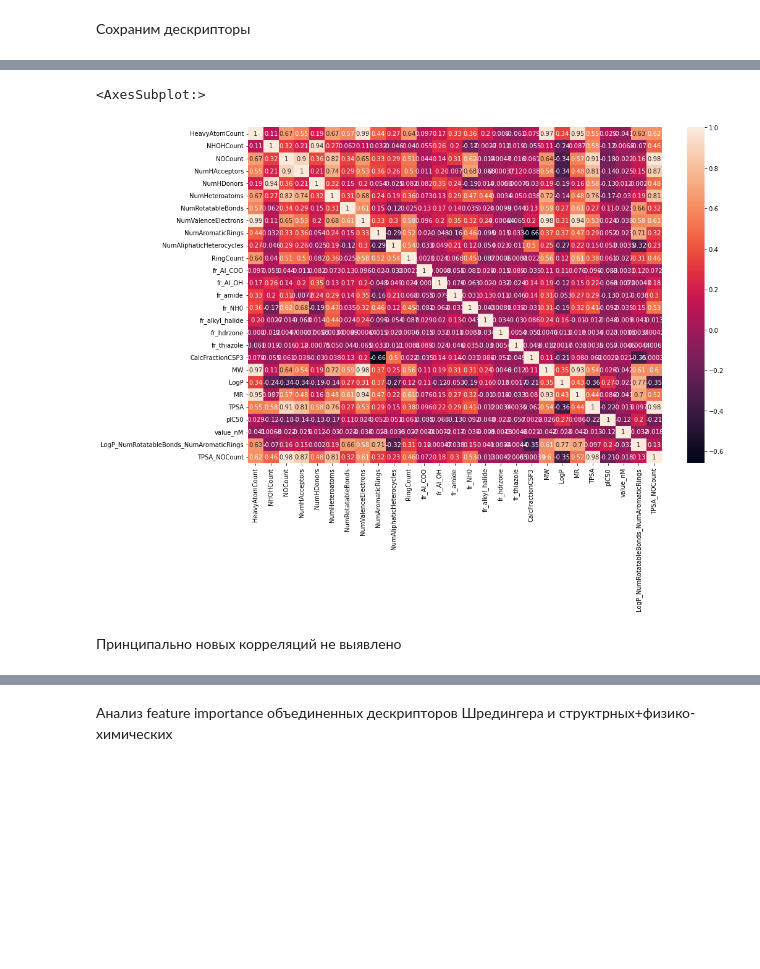
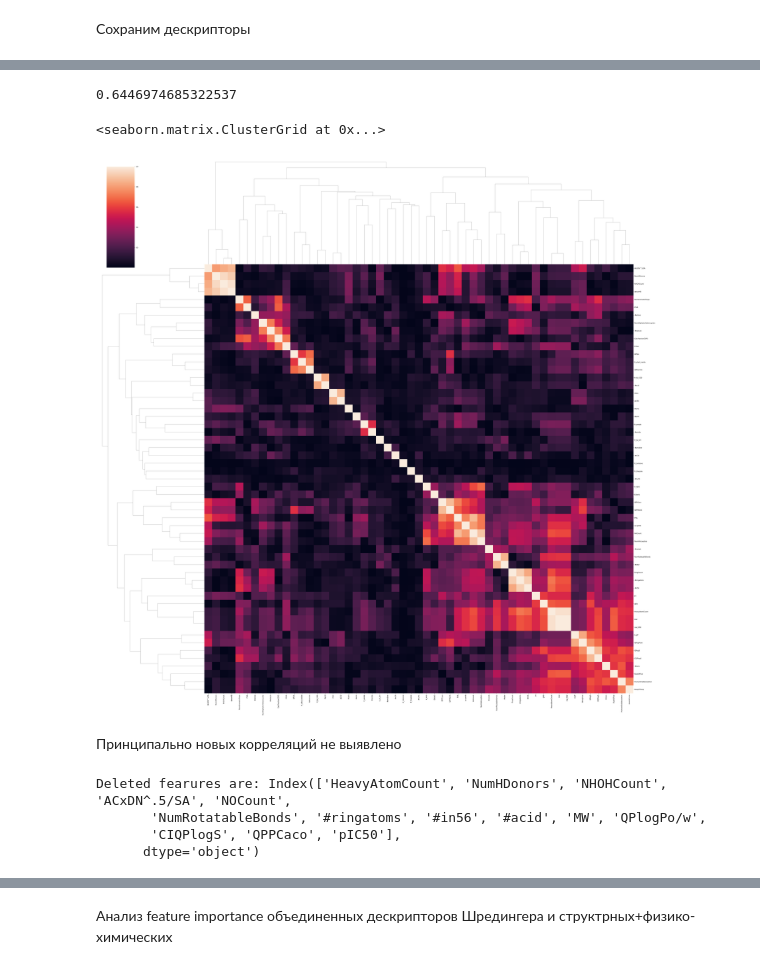
Before and after one commit to ElinaSmall/hERG_model, a Jupyter notebook: notebooks/005.0-smolkina-descriptors-struct-phys-schrodeniger_test.ipynb, the cells around one changed output, grey strips where cells are left out. Cells and saved outputs as stored; diff of their text form; code cells hidden in the pictures; blank space fills up the shorter version.

```diff
--- a/notebooks/005.0-smolkina-descriptors-struct-phys-schrodeniger_test.ipynb
+++ b/notebooks/005.0-smolkina-descriptors-struct-phys-schrodeniger_test.ipynb
@@ -317,3 +477,5 @@ df_all.drop(df_all.index[index_nan], inplace=True)
+# %%
+df_all = df_all[df_all["#stars"] != ""]
 # %%
 df_all
 # %% [output]
@@ -356,0 +520,2 @@ Name: pIC50, dtype: float64
+# %%
+df_all = df_all.apply(pd.to_numeric)
@@ -357,8 +537,24 @@ Name: pIC50, dtype: float64
+# %%
+df_all1 = df_all.drop(["QPlogHERG", "#nonHatm", "QPpolrz", "#NandO", "TPSA", "QPlogPC16", "SAamideO", "CNS", "dip^2/V", "PercentHumanOralAbsorption", "volume", "SASA", "QPlogPoct", 'NumValenceElectrons', "NumHeteroatoms", "FISA", "QPlogBB", "QPlogKhsa", "QPlogKp", "QPlogPw"], axis = 1)
+# %%
+df_all1 = df_all1.astype({"class": int, "pIC50": float})
+corr_df_spearman = np.abs(df_all1.corr(method="spearman"))
+# %%
+corr_df_spearman.loc['QPlogS', 'LogP']
+# %% [output]
+0.6446974685322537
 # %%
-plt.figure(figsize=(15, 10))
-sns.heatmap(corr_df_pearson, annot = True)
+#plt.figure(figsize=(15, 10))
+sns.clustermap(np.abs(corr_df_spearman), annot = False, figsize=(50, 50))
 # %% [output]
-<AxesSubplot:>
+<seaborn.matrix.ClusterGrid at 0x...>
-[figure, old version]
+[figure, new version]
 # %% [markdown]
 Принципально новых корреляций не выявлено
+# %%
+Dict, index, df_all_without_corrs = delete_correlations(df_all1, corr_df_spearman, 0.80)
+# %% [output]
+Deleted fearures are: Index(['HeavyAtomCount', 'NumHDonors', 'NHOHCount', 'ACxDN^.5/SA', 'NOCount',
+       'NumRotatableBonds', '#ringatoms', '#in56', '#acid', 'MW', 'QPlogPo/w',
+       'CIQPlogS', 'QPPCaco', 'pIC50'],
+      dtype='object')
```
Also changed, not shown: parts of 106 cells of this notebook.
